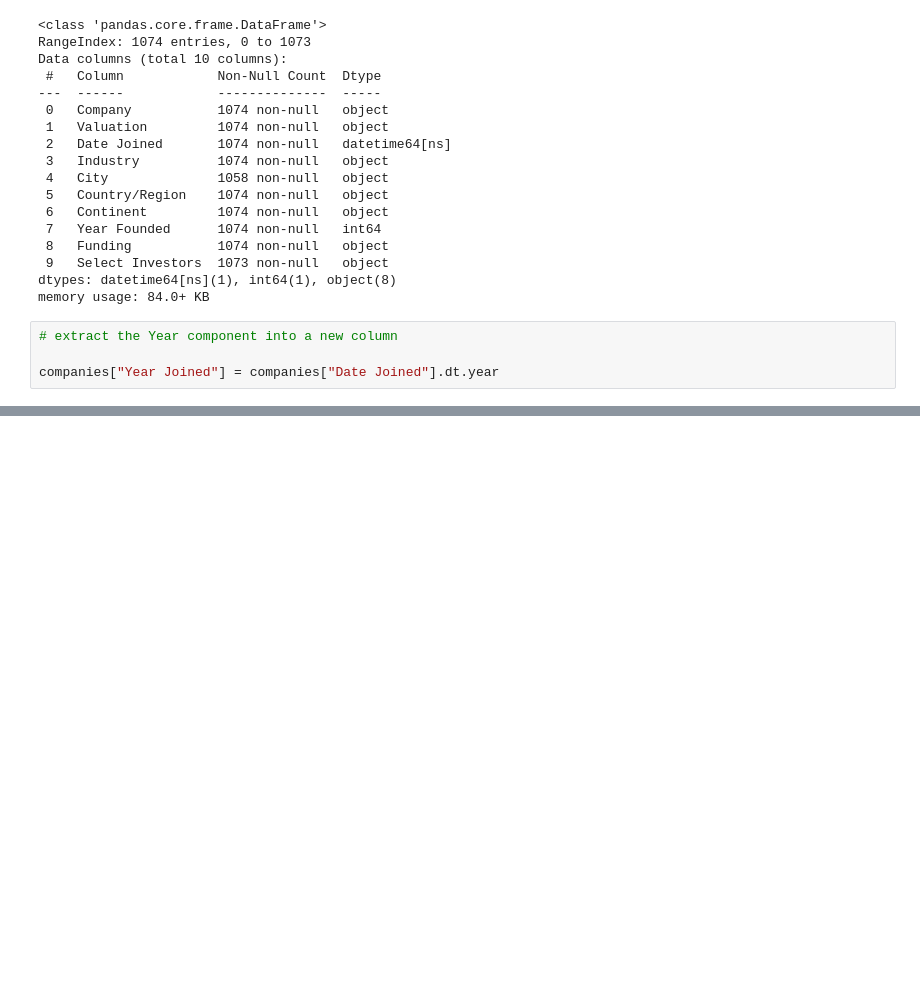
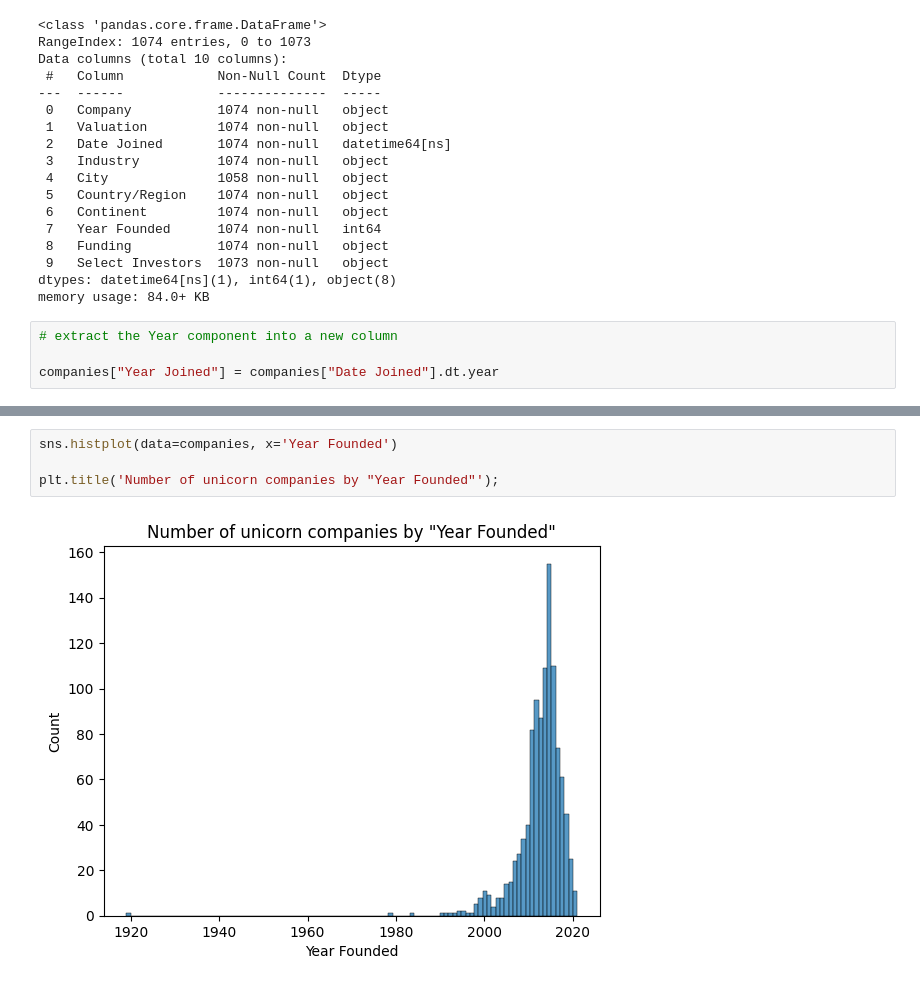
Before and after one commit to martinadelorenzo/unicorn-companies, a Jupyter notebook: unicorn_companies.ipynb, the cells around one changed output, grey strips where cells are left out. Cells and saved outputs as stored; diff of their text form; blank space fills up the shorter version.

```diff
--- a/unicorn_companies.ipynb
+++ b/unicorn_companies.ipynb
@@ -107,0 +278,6 @@ companies.head()
+# %%
+sns.histplot(data=companies, x='Year Founded')
+
+plt.title('Number of unicorn companies by "Year Founded"');
+# %% [output]
+[figure, added]
```
Also changed, not shown: parts of 27 cells of this notebook.
